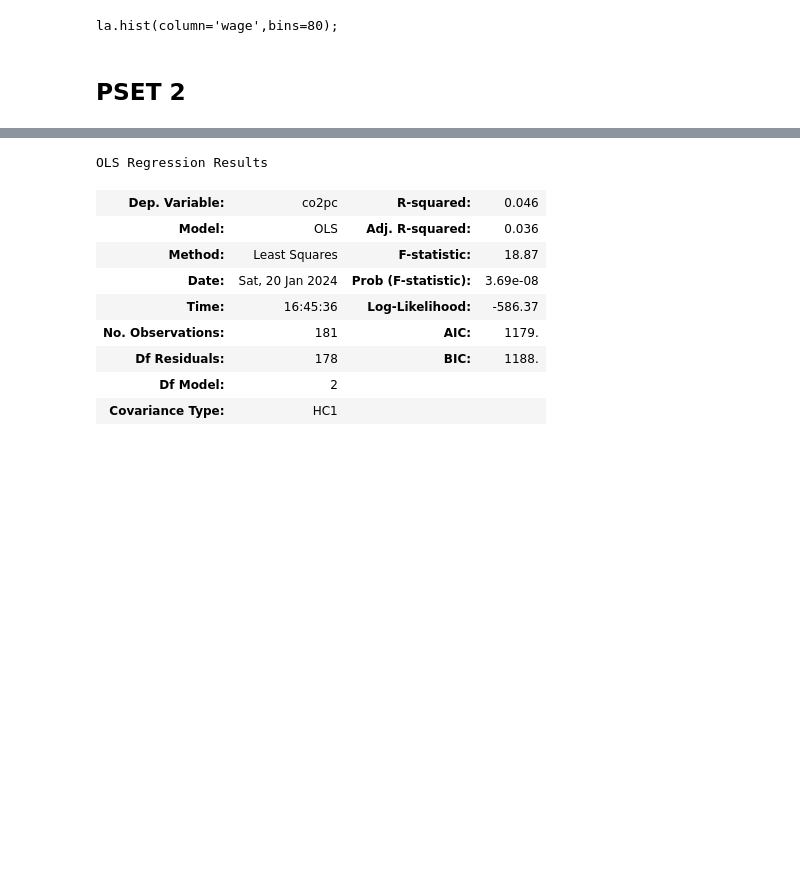
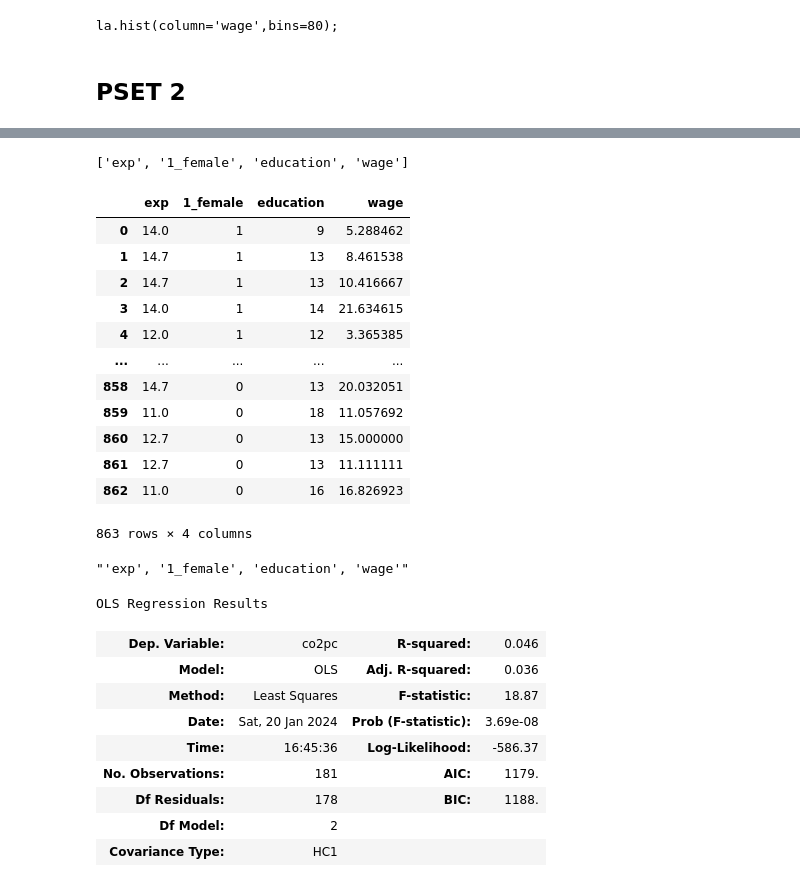
Before and after one commit to rohanjha123/data-h195, a Jupyter notebook: defining_funcs/econ140_psets.ipynb, the cells around one changed output, grey strips where cells are left out. Drawn from its saved outputs; the diff is of its cells as text; code cells hidden in the pictures; blank space fills up the shorter version.

```diff
--- a/defining_funcs/econ140_psets.ipynb
+++ b/defining_funcs/econ140_psets.ipynb
@@ -361 +369,24 @@ result = model.fit(cov_type='HC1')
 result.summary()
+# %%
+y_var = "wage"
+clustering_vars = ['education']
+la_with_dummies = la.copy()
+x_var = "'exp', 'i.female'"
+x_var_new = "'" + "', '".join([i.strip("'") for i in x_var.split(", ") if not i.strip("'").startswith("i.")]) + "'"
+indicator_list = [m.strip("'") for m in x_var.split('i.')[1:]]
+for indicator in indicator_list:
+    dummies = pd.get_dummies(la_with_dummies[indicator])
+    dummies = dummies.iloc[:,1:]
+    dummies.columns = [str(x) + '_' + str(indicator) for x in dummies.columns]
+    la_with_dummies = pd.concat([la_with_dummies,dummies],axis=1)
+    x_var_new = x_var_new + ", '" + "', '".join(dummies.columns) + "'"
+x_var = x_var_new
+if clustering_vars:
+    x_var_temp = x_var + ", '" + "', '".join(clustering_vars) + "'"
+var_list = x_var_temp +", '"+ str(y_var) + "'"
+la_with_dummies_no_na = la_with_dummies[[i.strip("'") for i in var_list.split(", ")]].dropna()
+x_df = la_with_dummies_no_na[[i.strip("'") for i in x_var.split(", ")]]
+y_df = la_with_dummies_no_na['wage']
+model = sm.OLS(y_df, sm.add_constant(x_df))
+result = model.fit(cov_type='cluster', cov_kwds={'groups': la_with_dummies_no_na['education']})
+result.summary()
@@ -362,3 +414,27 @@ result.summary()
+# %%
+[i.strip("'") for i in var_list.split(", ")]
+# %% [output]
+['exp', '1_female', 'education', 'wage']
+# %%
+la_with_dummies[['exp', '1_female', 'education', 'wage']]
+# %% [output]
+|  | exp | 1_female | education | wage |
+| 0 | 14.0 | 1 | 9 | 5.288462 |
+| 1 | 14.7 | 1 | 13 | 8.461538 |
+| 2 | 14.7 | 1 | 13 | 10.416667 |
+| 3 | 14.0 | 1 | 14 | 21.634615 |
+| 4 | 12.0 | 1 | 12 | 3.365385 |
+| ... | ... | ... | ... | ... |
+| 858 | 14.7 | 0 | 13 | 20.032051 |
+| 859 | 11.0 | 0 | 18 | 11.057692 |
+| 860 | 12.7 | 0 | 13 | 15.000000 |
+| 861 | 12.7 | 0 | 13 | 11.111111 |
+| 862 | 11.0 | 0 | 16 | 16.826923 |
+863 rows × 4 columns
+# %%
+var_list
+# %% [output]
+"'exp', '1_female', 'education', 'wage'"
 # %%
 pollution_no_na = pollution[['gdp', 'co2','co2pc']].dropna()
 x_df = pollution_no_na[['gdp', 'co2']]
```
Also changed, not shown: parts of 4 cells of this notebook, 7 other files.
